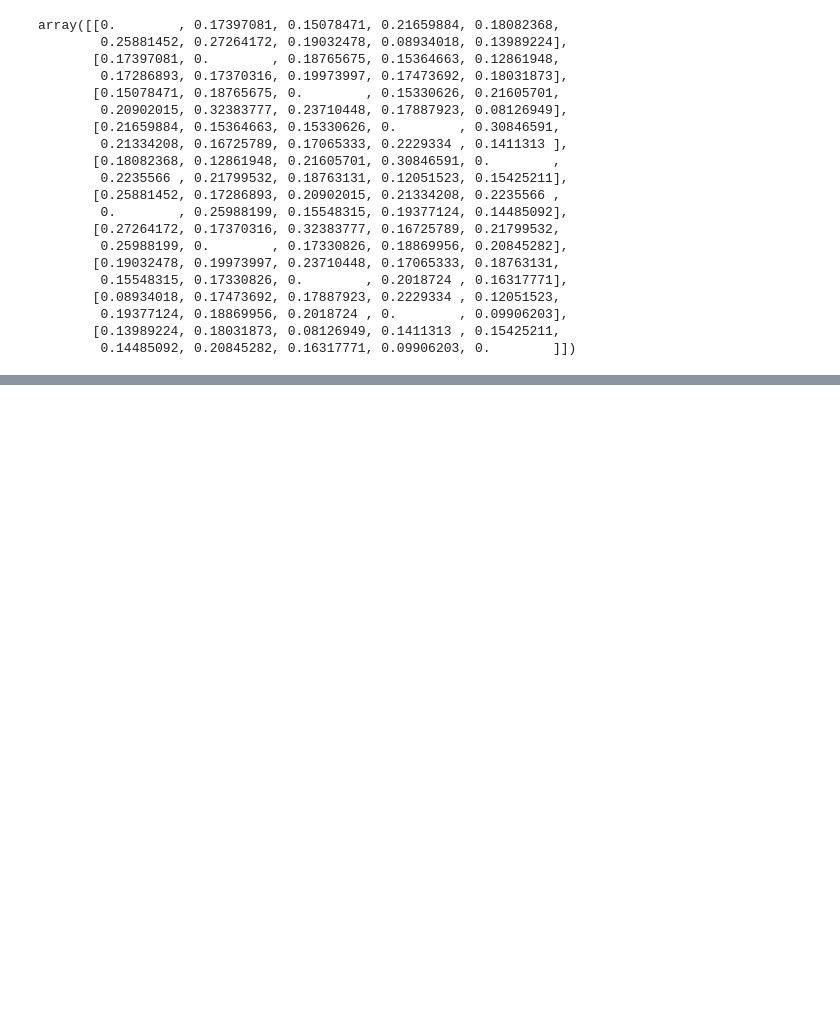
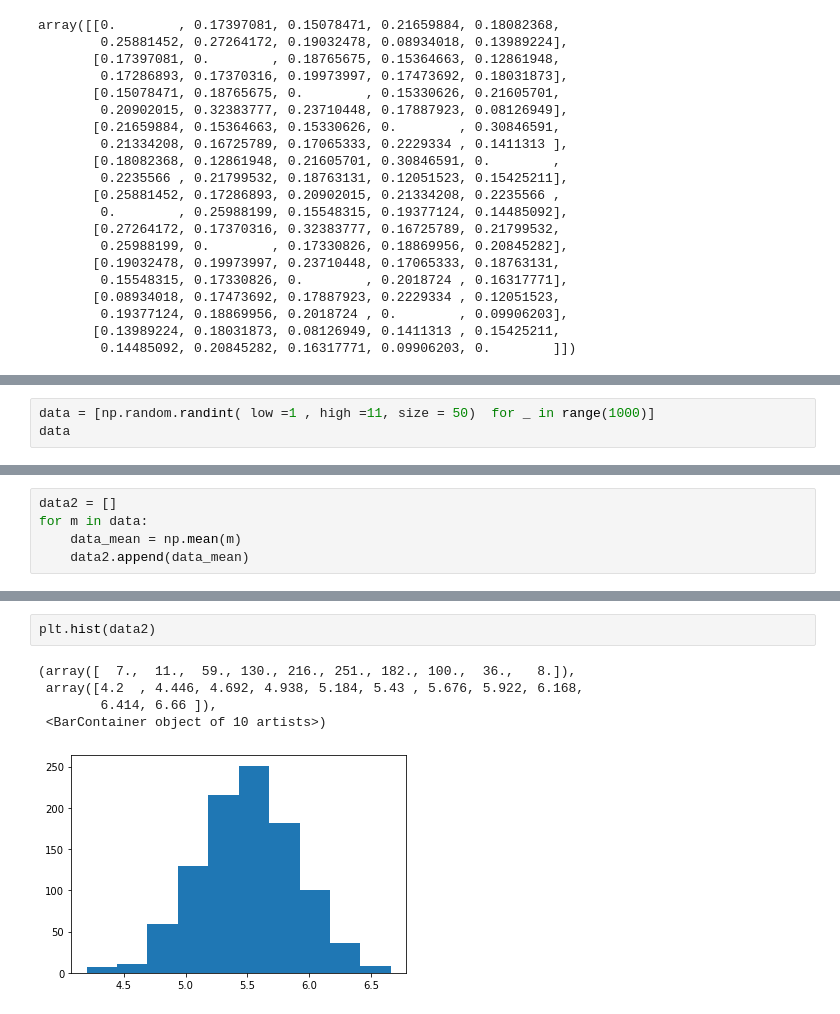
Before and after one commit to Laisan13/MDS_final_work, a Jupyter notebook: MDS_final_work.ipynb, the cells around one changed output, grey strips where cells are left out. Drawn from its saved outputs; the diff is of its cells as text; blank space fills up the shorter version.

```diff
--- a/MDS_final_work.ipynb
+++ b/MDS_final_work.ipynb
@@ -83,0 +167,3 @@ for j in range(len(user_similarity)):
+# %%
+data = [np.random.randint( low =1 , high =11, size = 50)  for _ in range(1000)]
+data
@@ -83,0 +188,5 @@ for j in range(len(user_similarity)):
+# %%
+data2 = []
+for m in data:
+    data_mean = np.mean(m)
+    data2.append(data_mean)
@@ -83,0 +211,8 @@ for j in range(len(user_similarity)):
+# %%
+plt.hist(data2)
+# %% [output]
+(array([  7.,  11.,  59., 130., 216., 251., 182., 100.,  36.,   8.]),
+ array([4.2  , 4.446, 4.692, 4.938, 5.184, 5.43 , 5.676, 5.922, 6.168,
+        6.414, 6.66 ]),
+ <BarContainer object of 10 artists>)
+[figure, added]
```
Also changed, not shown: parts of 29 cells of this notebook.
